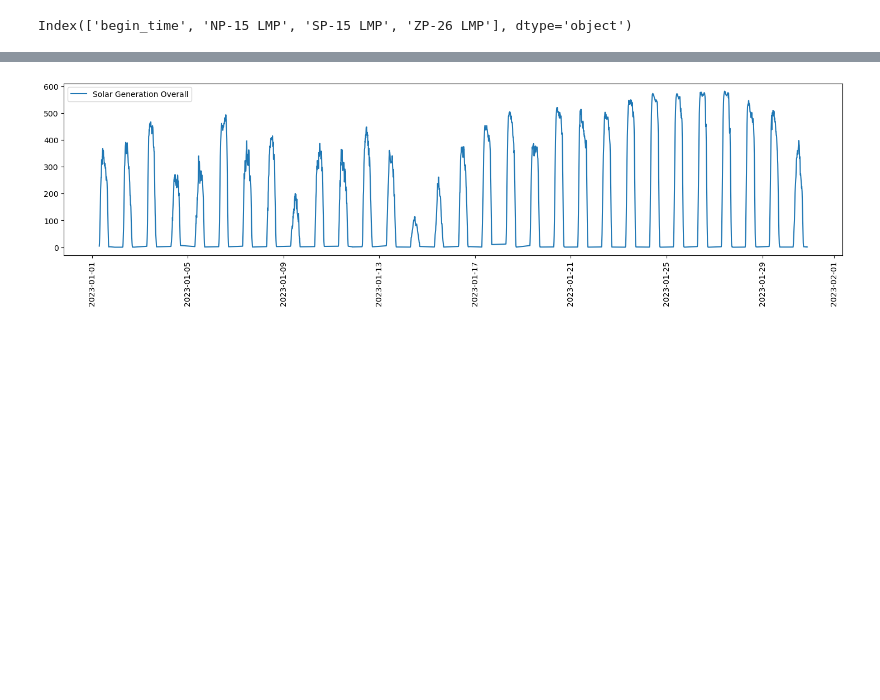
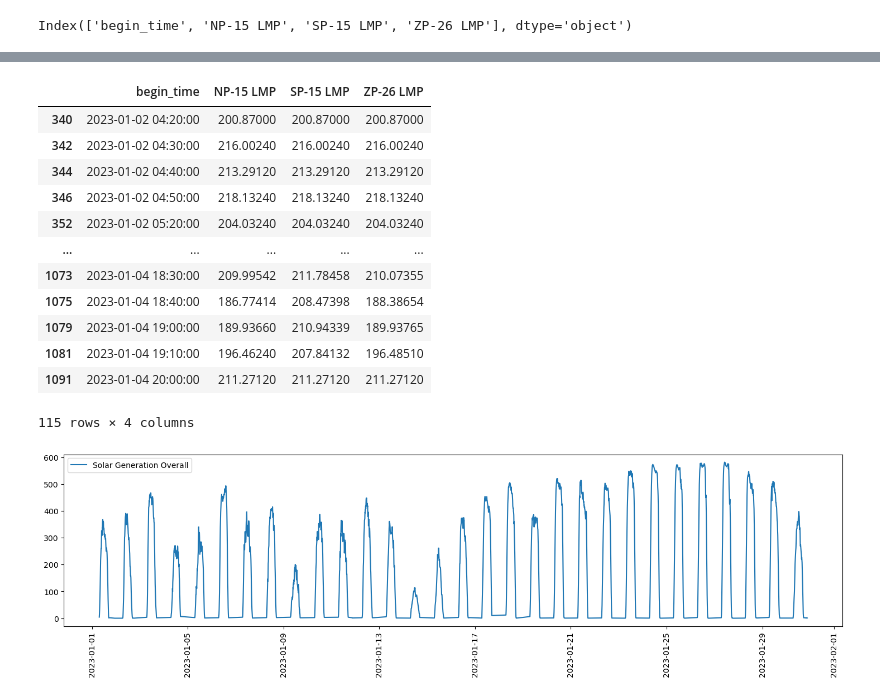
Before and after one commit to shabarishch/PowerPrices, a Jupyter notebook: Shabarish_local_main.ipynb, the cells around one changed output, grey strips where cells are left out. Saved outputs shown, nothing was run; the diff lists cells and outputs as text; code cells hidden in the pictures; blank space fills up the shorter version.

```diff
--- a/Shabarish_local_main.ipynb
+++ b/Shabarish_local_main.ipynb
@@ -195,3 +249,19 @@ riverside_sunshine_data[['begin_time', 'DNI']][riverside_sunshine_data.apply(lam
+# %%
+pricedata[filter_times(pricedata, time1, time2)*filter_highprice(pricedata, 200)]
+# %% [output]
+|  | begin_time | NP-15 LMP | SP-15 LMP | ZP-26 LMP |
+| 340 | 2023-01-02 04:20:00 | 200.87000 | 200.87000 | 200.87000 |
+| 342 | 2023-01-02 04:30:00 | 216.00240 | 216.00240 | 216.00240 |
+| 344 | 2023-01-02 04:40:00 | 213.29120 | 213.29120 | 213.29120 |
+| 346 | 2023-01-02 04:50:00 | 218.13240 | 218.13240 | 218.13240 |
+| 352 | 2023-01-02 05:20:00 | 204.03240 | 204.03240 | 204.03240 |
+| ... | ... | ... | ... | ... |
+| 1073 | 2023-01-04 18:30:00 | 209.99542 | 211.78458 | 210.07355 |
+| 1075 | 2023-01-04 18:40:00 | 186.77414 | 208.47398 | 188.38654 |
+| 1079 | 2023-01-04 19:00:00 | 189.93660 | 210.94339 | 189.93765 |
+| 1081 | 2023-01-04 19:10:00 | 196.46240 | 207.84132 | 196.48510 |
+| 1091 | 2023-01-04 20:00:00 | 211.27120 | 211.27120 | 211.27120 |
+115 rows × 4 columns
 # %%
 time1 = datetime.datetime(2023, 1, 1, 0, 0, 0)
 time2 = datetime.datetime(2023, 1, 31, 0, 0, 0)
```
Also changed, not shown: parts of 7 cells of this notebook, 39 other files.
